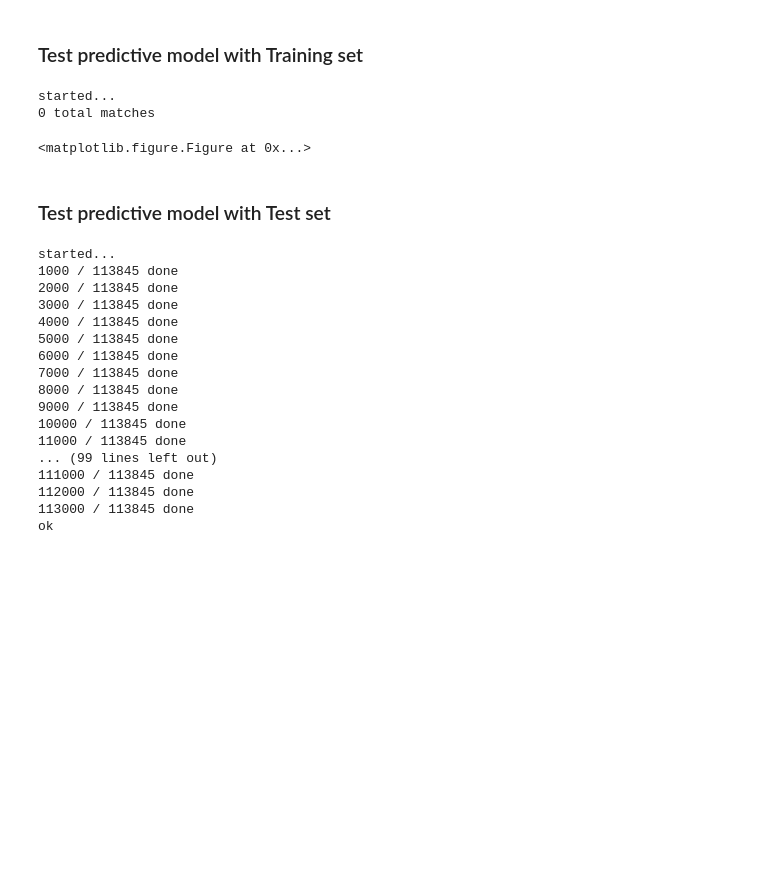
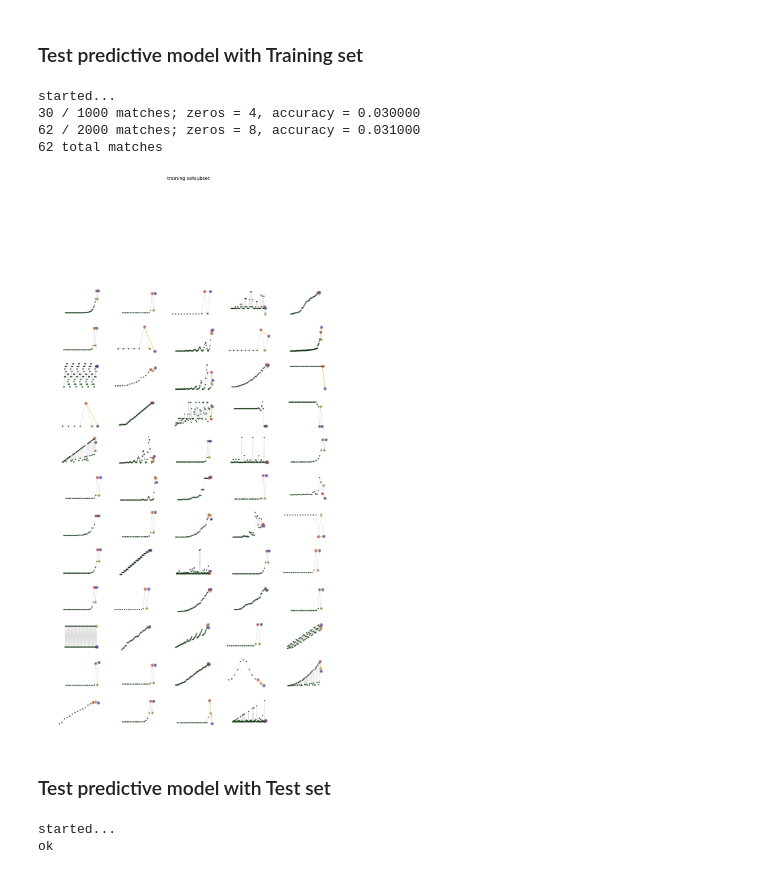
Before and after one commit to gerardobort/kaggle, a Jupyter notebook: integer-sequence-learning/serious approach 1-inspecting.ipynb, the cells around one changed output. Drawn from its saved outputs; the diff is of its cells as text; code cells hidden in the pictures; blank space fills up the shorter version.

Commit message:
submission17 - pp-pdiff

```diff
--- a/integer-sequence-learning/serious approach 1-inspecting.ipynb
+++ b/integer-sequence-learning/serious approach 1-inspecting.ipynb
@@ -244,7 +244,7 @@ sets = []
 
 print("started...")
 #for i in range(len(train)):
-for i in range(1,2):
+for i in range(1,2001):
     seq = train.seq[i].astype(np.longdouble)
 
     N = int((seq[:-2].shape[0]-2)/2+1)
@@ -253,6 +253,9 @@ for i in range(1,2):
 
     solutions = []
     for n in range(1, 1+N, 1):
+        pplast = seq[-3:-2]
+        pplastpredicted = predictLast(seq[:-3], n)
+
         plast = seq[-2:-1]
         plastpredicted = predictLast(seq[:-2], n)
 
@@ -269,7 +272,9 @@ for i in range(1,2):
             "n": n,
             "N": N,
             "iLastPredicted": np.longdouble(lastpredicted),
+            "ppdiff": np.abs(np.longdouble(pplast) - np.longdouble(pplastpredicted)),
             "pdiff": np.abs(np.longdouble(plast) - np.longdouble(plastpredicted)),
+            "pp-pdiff": np.abs(np.abs(np.longdouble(pplast) - np.longdouble(pplastpredicted)) - np.abs(np.longdouble(plast) - np.longdouble(plastpredicted))),
             "diff": np.abs(np.longdouble(last) - np.longdouble(lastpredicted)),
             "setToAppend": np.concatenate((train.seq[i], [np.longdouble(plastpredicted)], [np.longdouble(lastpredicted)]))
         });
@@ -277,38 +282,52 @@ for i in range(1,2):
     # @TODO accuracy decreased from 0.25 to 0.07 after this refactor
     if N == 0:
         output.append([int(train.id[i]), int(seq[-2:-1])])
         matches += 1
     else:
-        newSolutions = sorted(solutions, key=lambda k: k['pdiff'])
+        # apparently the lowest pp-pdiff, the lowest diff
+        newSolutions = sorted(solutions, key=lambda k: k['pp-pdiff'])
         chosenSolution = newSolutions[0];
         ## TODO
         #   to chose a solution:
         #   there is no direct correlation between pdiff and diff, so the idea is to find it
-        #   maybe triangulating this way: diff = f(pdiff, n)
+        #   maybe triangulating this way: diff = f(pdiff, n) = pp-pdiff
 
         output.append([chosenSolution["id"], int(chosenSolution["iLastPredicted"])])
         if chosenSolution["diff"] == 0:
             matches += 1
         if chosenSolution["iLastPredicted"] == 0:
             zeros += 1
         sets.append(chosenSolution["setToAppend"])
 
-        #display(pd.DataFrame(newSolutions));
+        #solutionsDF = pd.DataFrame(solutions);
+        #display(solutionsDF);
+        #plt.figure(figsize=(10, 5))
+        #plt.suptitle("diff = f(n, pdiff)", fontsize="x-large")
+        #for j in range(len(solutions)):
+        #    plt.scatter(solutionsDF["n"], solutionsDF["pdiff"], s=10, c='green', alpha=0.7)
+        #    plt.plot(solutionsDF["n"], solutionsDF["ppdiff"], c='green', alpha=1, label='estimated (ppdiff)') #  ppdiff
+        #    plt.plot(solutionsDF["n"], solutionsDF["pdiff"], c='orange', alpha=1, label='estimated (pdiff)') #  pdiff
+        #    plt.plot(solutionsDF["n"], solutionsDF["pp-pdiff"], c='black', alpha=1, label='estimated (pp-pdiff)')
+        #    plt.plot(solutionsDF["n"], solutionsDF["diff"], c='gray', alpha=0.3, label='expected (training set)')
+        #    plt.axis('off')
+        #plt.savefig('reports/training-ngram-fit-%d.png' % i)
         #print(chosenSolution)
         #display(pd.DataFrame(output));
 
     if i>0 and i%1000==0:
         print("%d / %d matches; zeros = %d, accuracy = %f " % (matches, i, zeros, float(matches)/float(i)))
 
 print("%d total matches" % matches)
 
 plotSubset(sets[:60], 'training set')
 
 pd.DataFrame(output).to_csv("train_submission.csv", header=["Id", "Last"], index=False, index_label=False)
 # %% [output]
 started...
-0 total matches
+30 / 1000 matches; zeros = 4, accuracy = 0.030000
+62 / 2000 matches; zeros = 8, accuracy = 0.031000
+62 total matches
-<matplotlib.figure.Figure at 0x...>
+[figure, added]
 # %% [markdown]
 ### Test predictive model with Test set
 # %%
@@ -317,7 +336,7 @@ output = []
 print("started...")
 
 for i in range(len(test)):
-#for i in range(10):
+#for i in range(1):
     seq = test.seq[i].astype(np.longdouble)
 
     N = int((seq[:-2].shape[0]-2)/2+1)
@@ -326,22 +345,22 @@ for i in range(len(test)):
 
     solutions = []
     for n in range(1, 1+N, 1):
+        pplast = seq[-2:-1]
+        pplastpredicted = predictLast(seq[:-2], n)
+
         plast = seq[-1:]
         plastpredicted = predictLast(seq[:-1], n)
 
         lastpredicted = predictLast(seq, n)
-
-        #try:
-        #    iLastPredicted = int(lastpredicted)
-        #except OverflowError:
-        #    iLastPredicted = int(seq[-2:-1])
 
         solutions.append({
             "id": int(test.id[i]),
             "n": n,
             "N": N,
             "iLastPredicted": np.longdouble(lastpredicted),
+            "ppdiff": np.abs(np.longdouble(pplast) - np.longdouble(pplastpredicted)),
             "pdiff": np.abs(np.longdouble(plast) - np.longdouble(plastpredicted)),
+            "pp-pdiff": np.abs(np.abs(np.longdouble(pplast) - np.longdouble(pplastpredicted)) - np.abs(np.longdouble(plast) - np.longdouble(plastpredicted))),
             #"diff": np.abs(np.longdouble(last) - np.longdouble(lastpredicted)),
             "setToAppend": np.concatenate((test.seq[i], [np.longdouble(plastpredicted)], [np.longdouble(lastpredicted)]))
         });
@@ -351,7 +370,7 @@ for i in range(len(test)):
         output.append([int(test.id[i]), int(seq[-1:])])
         matches += 1
     else:
-        newSolutions = sorted(solutions, key=lambda k: k['pdiff'])
+        newSolutions = sorted(solutions, key=lambda k: k['pp-pdiff'])
         chosenSolution = newSolutions[0];
         output.append([chosenSolution["id"], int(chosenSolution["iLastPredicted"])])
         #if chosenSolution["diff"] == 0:
@@ -368,23 +387,8 @@ for i in range(len(test)):
         print("%d / %d done" % (i, len(test)))
 
 #print(pd.DataFrame(output))
-pd.DataFrame(output).to_csv("submission15.csv", header=["Id", "Last"], index=False, index_label=False)
+pd.DataFrame(output).to_csv("submission17.csv", header=["Id", "Last"], index=False, index_label=False)
 print("ok")
 # %% [output]
 started...
-1000 / 113845 done
-2000 / 113845 done
-3000 / 113845 done
-4000 / 113845 done
-5000 / 113845 done
-6000 / 113845 done
-7000 / 113845 done
-8000 / 113845 done
-9000 / 113845 done
-10000 / 113845 done
-11000 / 113845 done
-... (99 lines left out)
-111000 / 113845 done
-112000 / 113845 done
-113000 / 113845 done
 ok
```
Also changed, not shown: 21 other files.
